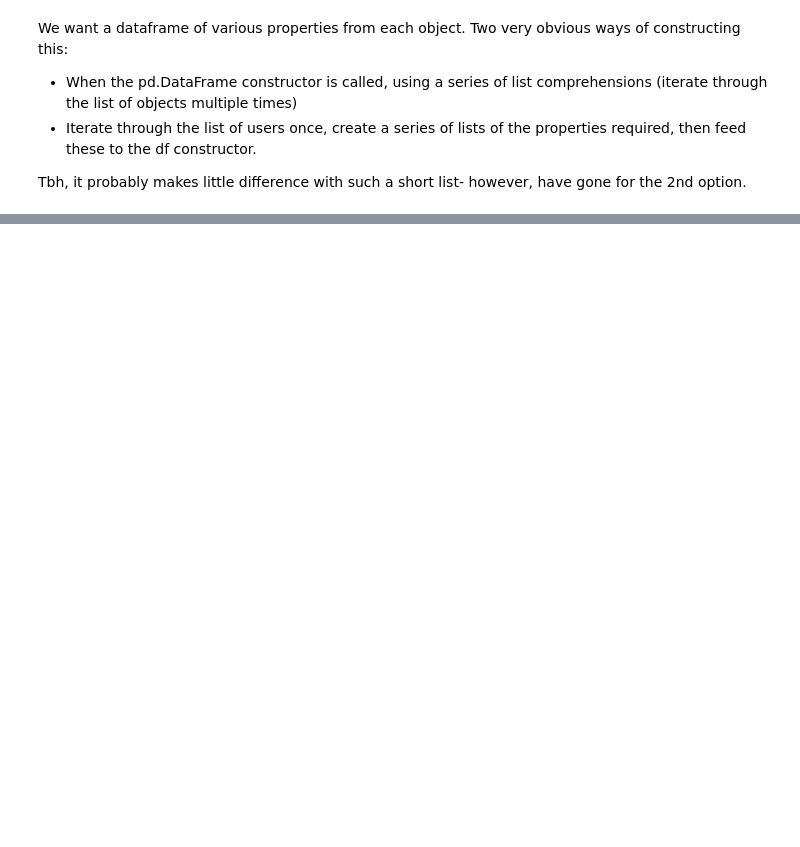
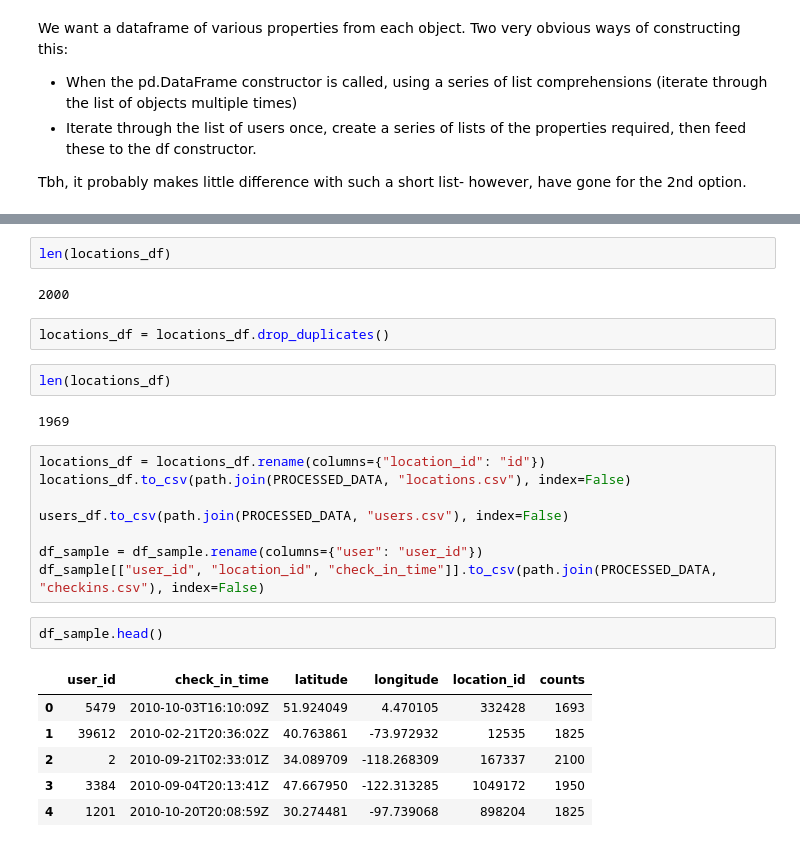
Before and after one commit to al-vincent/gcp-gowalla, a Jupyter notebook: data/process_checkins_csv.ipynb, the cells around one changed output, grey strips where cells are left out. Drawn from its saved outputs; the diff is of its cells as text; blank space fills up the shorter version.

Commit message:
Updated checkins processing to include enriched locations data. Outputted results to files.

```diff
--- a/data/process_checkins_csv.ipynb
+++ b/data/process_checkins_csv.ipynb
@@ -174,0 +277,27 @@ users_df.head()
+# %%
+len(locations_df)
+# %% [output]
+2000
+# %%
+locations_df = locations_df.drop_duplicates()
+# %%
+len(locations_df)
+# %% [output]
+1969
+# %%
+locations_df = locations_df.rename(columns={"location_id": "id"})
+locations_df.to_csv(path.join(PROCESSED_DATA, "locations.csv"), index=False)
+
+users_df.to_csv(path.join(PROCESSED_DATA, "users.csv"), index=False)
+
+df_sample = df_sample.rename(columns={"user": "user_id"})
+df_sample[["user_id", "location_id", "check_in_time"]].to_csv(path.join(PROCESSED_DATA, "checkins.csv"), index=False)
+# %%
+df_sample.head()
+# %% [output]
+|  | user_id | check_in_time | latitude | longitude | location_id | counts |
+| 0 | 5479 | 2010-10-03T16:10:09Z | 51.924049 | 4.470105 | 332428 | 1693 |
+| 1 | 39612 | 2010-02-21T20:36:02Z | 40.763861 | -73.972932 | 12535 | 1825 |
+| 2 | 2 | 2010-09-21T02:33:01Z | 34.089709 | -118.268309 | 167337 | 2100 |
+| 3 | 3384 | 2010-09-04T20:13:41Z | 47.667950 | -122.313285 | 1049172 | 1950 |
+| 4 | 1201 | 2010-10-20T20:08:59Z | 30.274481 | -97.739068 | 898204 | 1825 |
```
Also changed, not shown: parts of 16 cells of this notebook, 3 other files.
